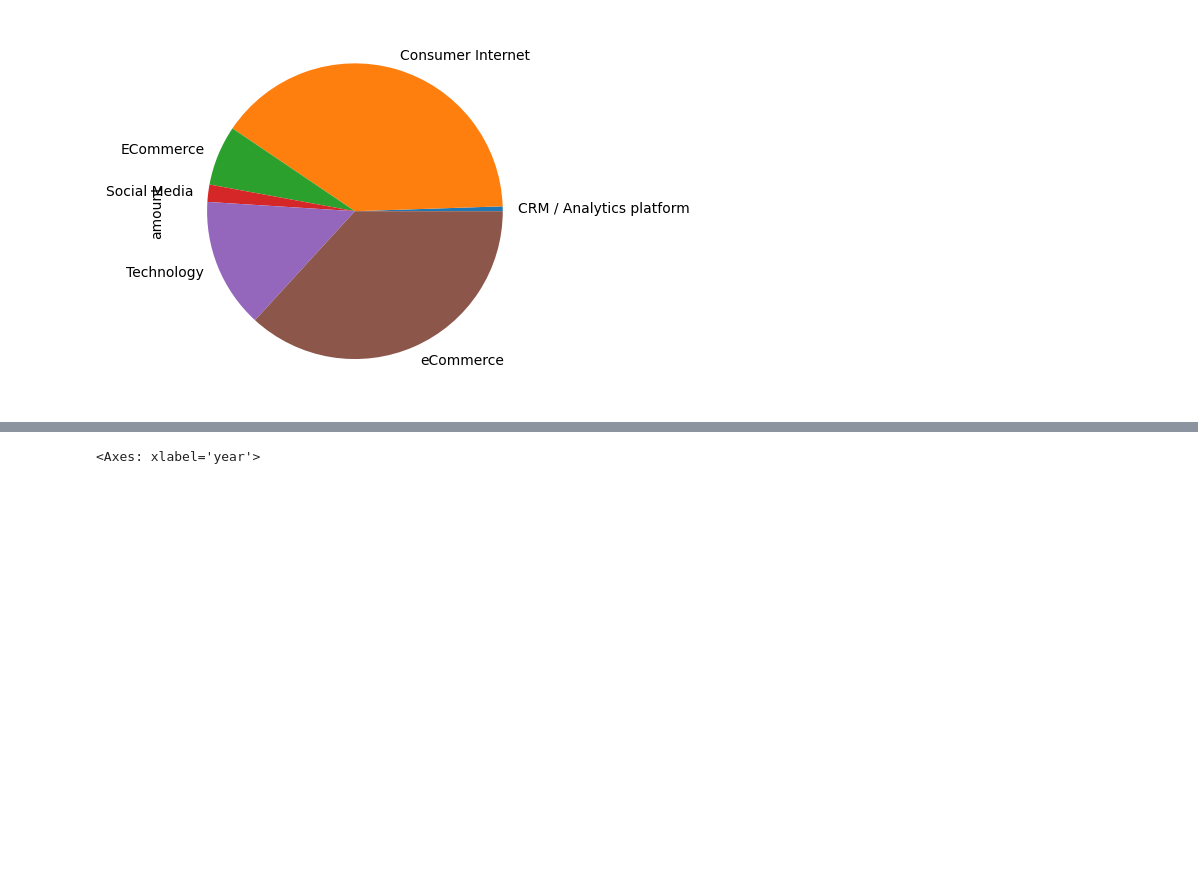
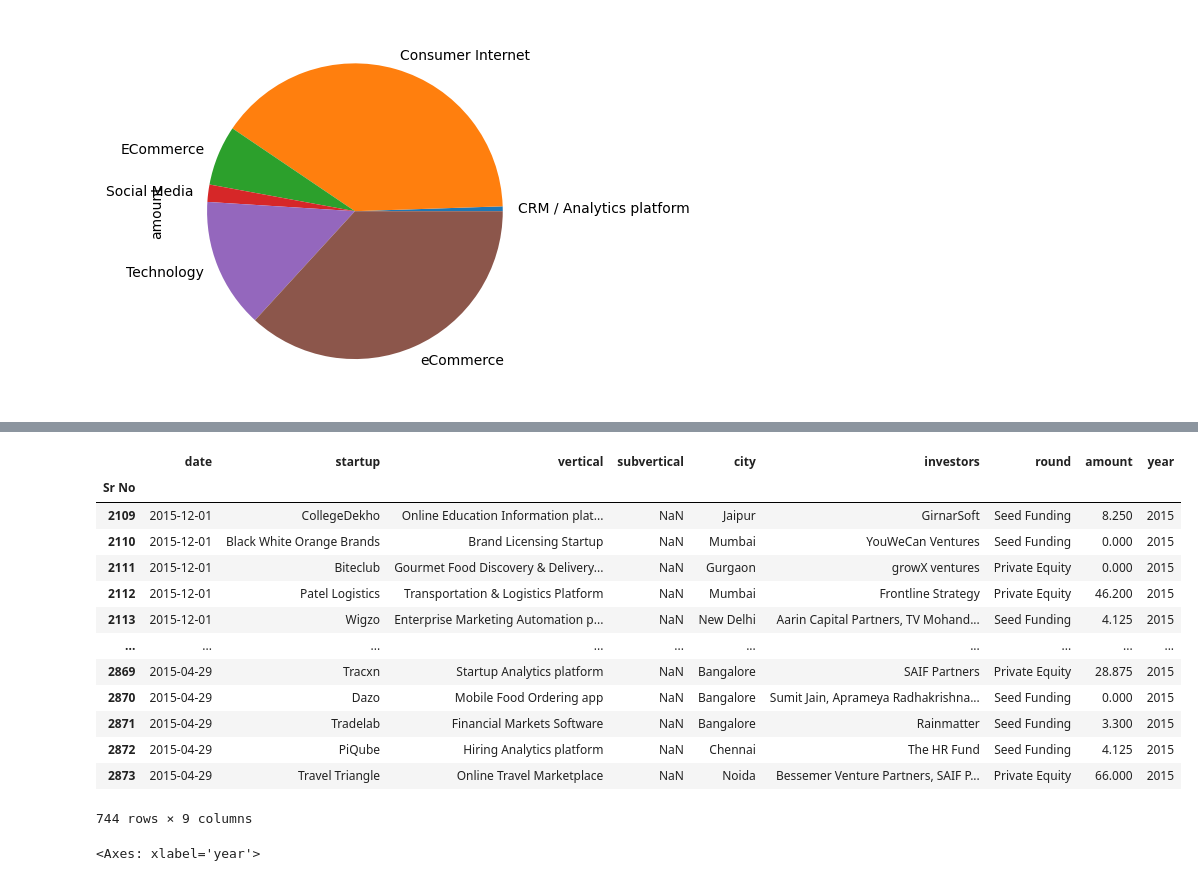
Before and after one commit to s-a-n-d-ip/Indian-Startup-Funding-Analysis, a Jupyter notebook: analysis.ipynb, the cells around one changed output, grey strips where cells are left out. Cells and saved outputs as stored; diff of their text form; code cells hidden in the pictures; blank space fills up the shorter version.

Commit message:
Updated overall analysis tab and startup tab

```diff
--- a/analysis.ipynb
+++ b/analysis.ipynb
@@ -178,5 +178,3 @@ Name: date, dtype: object
-# %%
-df['date'] = pd.to_datetime(df['date'],errors='coerce',dayfirst=True)
 # %%
 df.head()
 # %% [output]
@@ -189,0 +196,2 @@ df.head()
+# %%
+df['date'] = pd.to_datetime(df['date'],errors='coerce', format='%d/%m/%Y')
@@ -328,3 +322,20 @@ df.head()
+# %%
+df[df['year']==2015]
+# %% [output]
+|  | date | startup | vertical | subvertical | city | investors | round | amount | year |
+| Sr No |  |  |  |  |  |  |  |  |  |
+| 2109 | 2015-12-01 | CollegeDekho | Online Education Information plat... | NaN | Jaipur | GirnarSoft | Seed Funding | 8.250 | 2015 |
+| 2110 | 2015-12-01 | Black White Orange Brands | Brand Licensing Startup | NaN | Mumbai | YouWeCan Ventures | Seed Funding | 0.000 | 2015 |
+| 2111 | 2015-12-01 | Biteclub | Gourmet Food Discovery & Delivery... | NaN | Gurgaon | growX ventures | Private Equity | 0.000 | 2015 |
+| 2112 | 2015-12-01 | Patel Logistics | Transportation & Logistics Platform | NaN | Mumbai | Frontline Strategy | Private Equity | 46.200 | 2015 |
+| 2113 | 2015-12-01 | Wigzo | Enterprise Marketing Automation p... | NaN | New Delhi | Aarin Capital Partners, TV Mohand... | Seed Funding | 4.125 | 2015 |
+| ... | ... | ... | ... | ... | ... | ... | ... | ... | ... |
+| 2869 | 2015-04-29 | Tracxn | Startup Analytics platform | NaN | Bangalore | SAIF Partners | Private Equity | 28.875 | 2015 |
+| 2870 | 2015-04-29 | Dazo | Mobile Food Ordering app | NaN | Bangalore | Sumit Jain, Aprameya Radhakrishna... | Seed Funding | 0.000 | 2015 |
+| 2871 | 2015-04-29 | Tradelab | Financial Markets Software | NaN | Bangalore | Rainmatter | Seed Funding | 3.300 | 2015 |
+| 2872 | 2015-04-29 | PiQube | Hiring Analytics platform | NaN | Chennai | The HR Fund | Seed Funding | 4.125 | 2015 |
+| 2873 | 2015-04-29 | Travel Triangle | Online Travel Marketplace | NaN | Noida | Bessemer Venture Partners, SAIF P... | Private Equity | 66.000 | 2015 |
+744 rows × 9 columns
 # %%
 df[df['investors'].str.contains(' IDG Ventures',regex=False,na=False)].groupby('year')['amount'].sum().plot()
 # %% [output]
```
Also changed, not shown: parts of 27 cells of this notebook, 1 other file.
